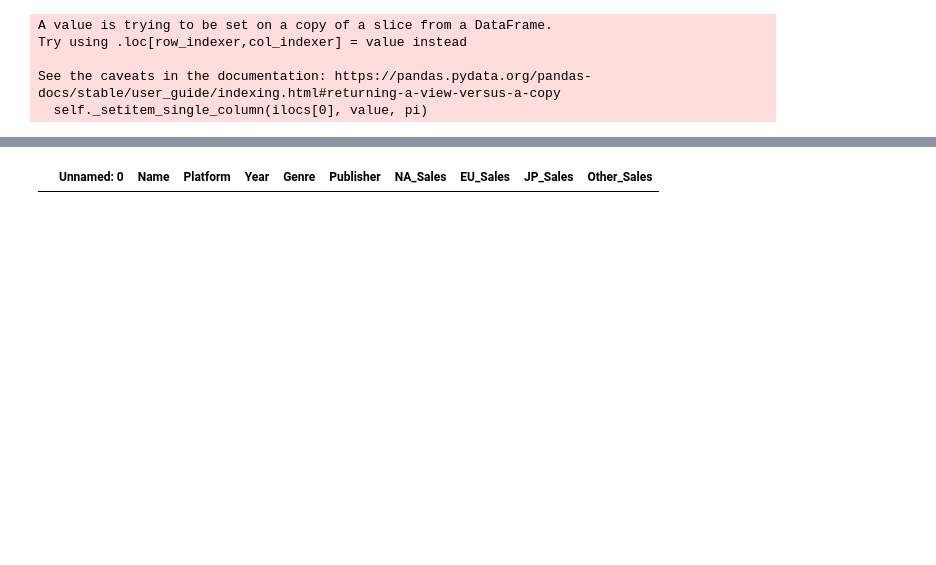
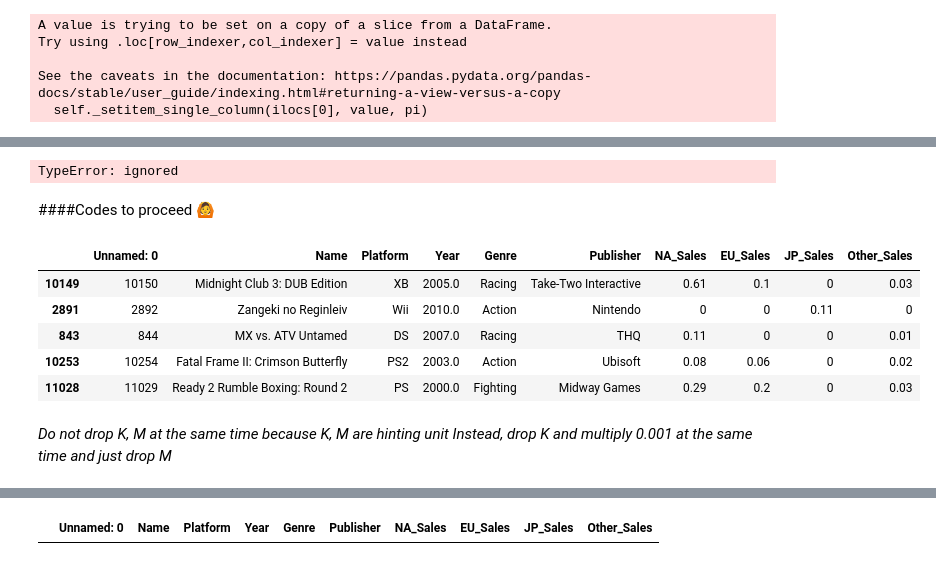
Before and after one commit to Jihyesh/codestates_projects_section1, a Jupyter notebook: AI_15_홍지혜_Section1.ipynb, the cells around one changed output, grey strips where cells are left out. Drawn from its saved outputs; the diff is of its cells as text; code cells hidden in the pictures; blank space fills up the shorter version.

```diff
--- a/AI_15_홍지혜_Section1.ipynb
+++ b/AI_15_홍지혜_Section1.ipynb
@@ -469,0 +507,23 @@ df_test_figure_err.iloc[:,-4:-1] #? 왜 마지막이 안 나오지..
+# %%
+import re
+
+def has_errors(inputString):
+  return bool(re.search('K',inputString))
+
+
+for i in range(len(df_test.shape[0])):
+  if df_test.NA_Sales[i].apply(has_errors) == True:
+    df_test.NA_Sales[i] = df_test.NA_Sales[i].str.replace("K","")
+    df_test.NA_Sales[i] = df_test.NA_Sales[i].astype({}'int')
+
+
+# import re
+
+# def has_errors(inputString):
+#   return bool(re.search('K',inputString))
+
+# df_test[df_test.NA_Sales.apply(has_errors) == True]
+# %% [output]
+TypeError: ignored
+# %% [markdown]
+####Codes to proceed 🙆
@@ -469,0 +532,12 @@ df_test_figure_err.iloc[:,-4:-1] #? 왜 마지막이 안 나오지..
+# %%
+df_clean.sample(5)
+# %% [output]
+|  | Unnamed: 0 | Name | Platform | Year | Genre | Publisher | NA_Sales | EU_Sales | JP_Sales | Other_Sales |
+| 10149 | 10150 | Midnight Club 3: DUB Edition | XB | 2005.0 | Racing | Take-Two Interactive | 0.61 | 0.1 | 0 | 0.03 |
+| 2891 | 2892 | Zangeki no Reginleiv | Wii | 2010.0 | Action | Nintendo | 0 | 0 | 0.11 | 0 |
+| 843 | 844 | MX vs. ATV Untamed | DS | 2007.0 | Racing | THQ | 0.11 | 0 | 0 | 0.01 |
+| 10253 | 10254 | Fatal Frame II: Crimson Butterfly | PS2 | 2003.0 | Action | Ubisoft | 0.08 | 0.06 | 0 | 0.02 |
+| 11028 | 11029 | Ready 2 Rumble Boxing: Round 2 | PS | 2000.0 | Fighting | Midway Games | 0.29 | 0.2 | 0 | 0.03 |
+# %% [markdown]
+*Do not drop K, M at the same time because K, M are hinting unit* </br>
+*Instead, drop K and multiply 0.001 at the same time and just drop M*
```
Also changed, not shown: parts of 33 cells of this notebook.
